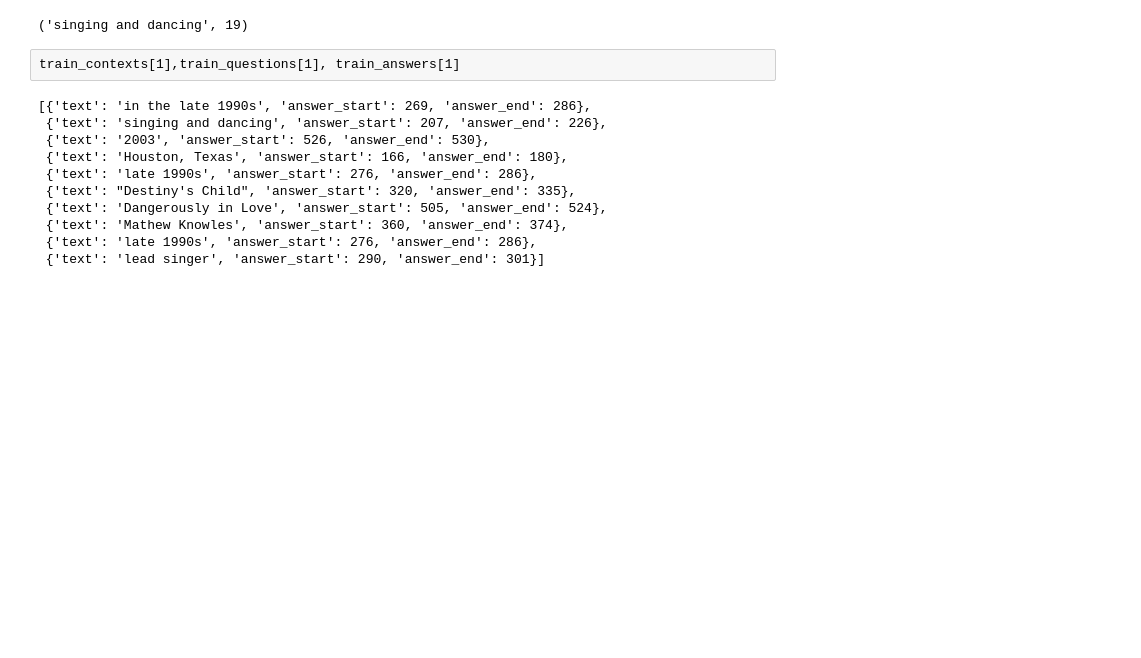
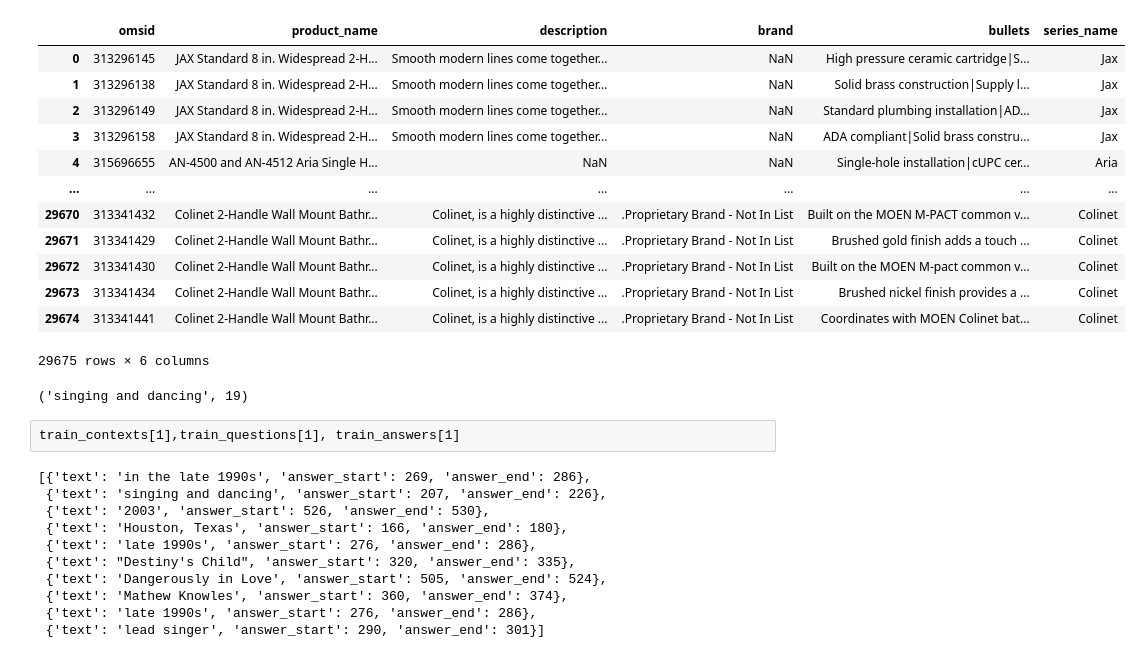
Before and after one commit to txu0915/finetune-qa-models, a Jupyter notebook: finetune-qa-models.ipynb, the cells around one changed output. Saved outputs shown, nothing was run; the diff lists cells and outputs as text; code cells hidden in the pictures; blank space fills up the shorter version.

```diff
--- a/finetune-qa-models.ipynb
+++ b/finetune-qa-models.ipynb
@@ -3,6 +3,22 @@ import pandas as pd
 import numpy as np
 # %%
 myData = pd.read_csv('2021_10_20_products_series_labelled.csv')
+# %%
+myData
+# %% [output]
+|  | omsid | product_name | description | brand | bullets | series_name |
+| 0 | 313296145 | JAX Standard 8 in. Widespread 2-H... | Smooth modern lines come together... | NaN | High pressure ceramic cartridge|S... | Jax |
+| 1 | 313296138 | JAX Standard 8 in. Widespread 2-H... | Smooth modern lines come together... | NaN | Solid brass construction|Supply l... | Jax |
+| 2 | 313296149 | JAX Standard 8 in. Widespread 2-H... | Smooth modern lines come together... | NaN | Standard plumbing installation|AD... | Jax |
+| 3 | 313296158 | JAX Standard 8 in. Widespread 2-H... | Smooth modern lines come together... | NaN | ADA compliant|Solid brass constru... | Jax |
+| 4 | 315696655 | AN-4500 and AN-4512 Aria Single H... | NaN | NaN | Single-hole installation|cUPC cer... | Aria |
+| ... | ... | ... | ... | ... | ... | ... |
+| 29670 | 313341432 | Colinet 2-Handle Wall Mount Bathr... | Colinet, is a highly distinctive ... | .Proprietary Brand - Not In List | Built on the MOEN M-PACT common v... | Colinet |
+| 29671 | 313341429 | Colinet 2-Handle Wall Mount Bathr... | Colinet, is a highly distinctive ... | .Proprietary Brand - Not In List | Brushed gold finish adds a touch ... | Colinet |
+| 29672 | 313341430 | Colinet 2-Handle Wall Mount Bathr... | Colinet, is a highly distinctive ... | .Proprietary Brand - Not In List | Built on the MOEN M-pact common v... | Colinet |
+| 29673 | 313341434 | Colinet 2-Handle Wall Mount Bathr... | Colinet, is a highly distinctive ... | .Proprietary Brand - Not In List | Brushed nickel finish provides a ... | Colinet |
+| 29674 | 313341441 | Colinet 2-Handle Wall Mount Bathr... | Colinet, is a highly distinctive ... | .Proprietary Brand - Not In List | Coordinates with MOEN Colinet bat... | Colinet |
+29675 rows × 6 columns
 # %%
 import json
 from pathlib import Path
```
Also changed, not shown: parts of 24 cells of this notebook.
